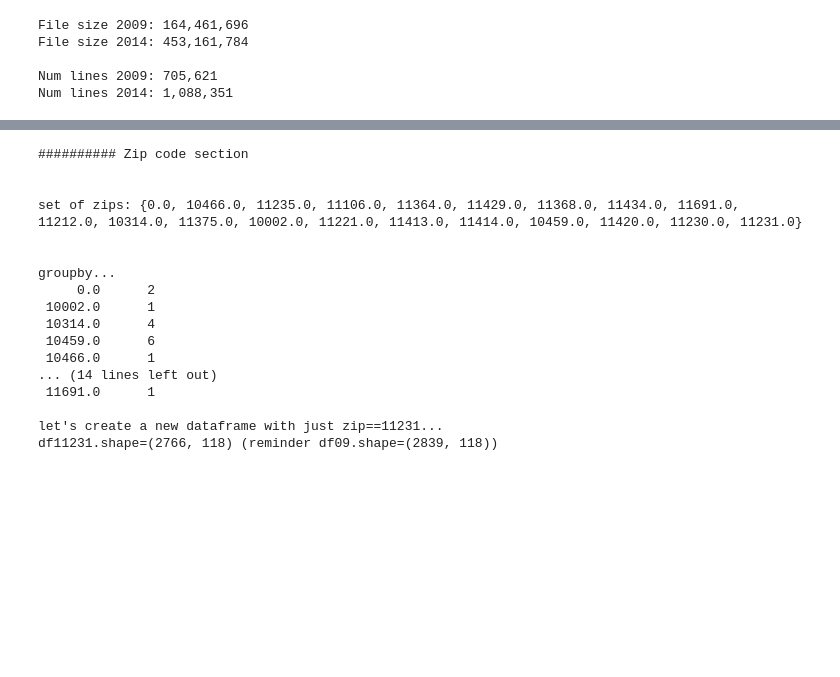
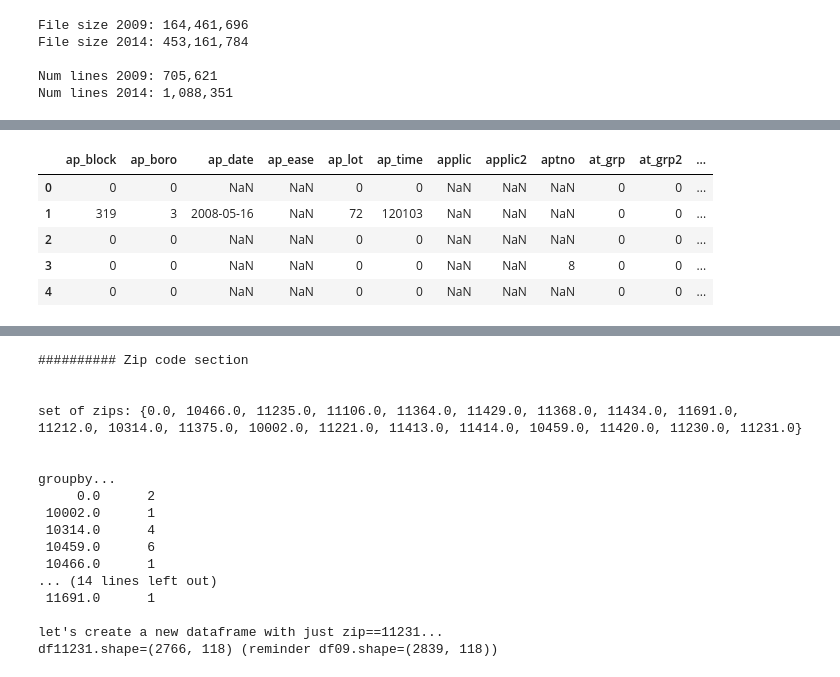
Before and after one commit to jdsketches/data_playground, a Jupyter notebook: nyc_properties.ipynb, the cells around one changed output, grey strips where cells are left out. Drawn from its saved outputs; the diff is of its cells as text; code cells hidden in the pictures; blank space fills up the shorter version.

Commit message:
nyc_properties: saving on-going data cleanup & exploration updates.

```diff
--- a/nyc_properties.ipynb
+++ b/nyc_properties.ipynb
@@ -82,0 +118,10 @@ df09.head(3)
+# %%
+props_2009_11231_fname = "nyc_property_assessments/props_2009_zip11231.csv"
+
+if not os.path.exists(props_2009_11231_fname):
+    print("Creating 11231 csv file...")
+    !csvgrep -c zip -r "11231.00" nyc_property_assessments/nyc.prop_assess_2009.csv > nyc_property_assessments/props_2009_zip11231.csv
+
+
+# don't need previous test DataFrames - free that memory...
+del dfs_info
@@ -82,0 +130,6 @@ df09.head(3)
+# %%
+
+df11231 = pd.read_csv(props_2009_11231_fname)
+
+# around 2800 props in 11231
+df11231.info()
@@ -119,0 +209,6 @@ sm_chgdt    serialid
+# %%
+# display description for all cols
+# sort by the name used in the table downloaded via the API.
+
+pd.set_option("max_rows", 200)
+colinfo_df.ix[:, ["Column API ID", "Column Description", "Column Type"]].sort("Column API ID")
@@ -119,0 +233,10 @@ sm_chgdt    serialid
+# %%
+# Reminder of what the real data looks like, also w/ cols sorted alphab.
+df11231.head().ix[:, sorted(df11231.columns)]
+# %% [output]
+|  | ap_block | ap_boro | ap_date | ap_ease | ap_lot | ap_time | applic | applic2 | aptno | at_grp | at_grp2 | ... |
+| 0 | 0 | 0 | NaN | NaN | 0 | 0 | NaN | NaN | NaN | 0 | 0 | ... |
+| 1 | 319 | 3 | 2008-05-16 | NaN | 72 | 120103 | NaN | NaN | NaN | 0 | 0 | ... |
+| 2 | 0 | 0 | NaN | NaN | 0 | 0 | NaN | NaN | NaN | 0 | 0 | ... |
+| 3 | 0 | 0 | NaN | NaN | 0 | 0 | NaN | NaN | 8 | 0 | 0 | ... |
+| 4 | 0 | 0 | NaN | NaN | 0 | 0 | NaN | NaN | NaN | 0 | 0 | ... |
```
Also changed, not shown: parts of 25 cells of this notebook, 1 other file.
